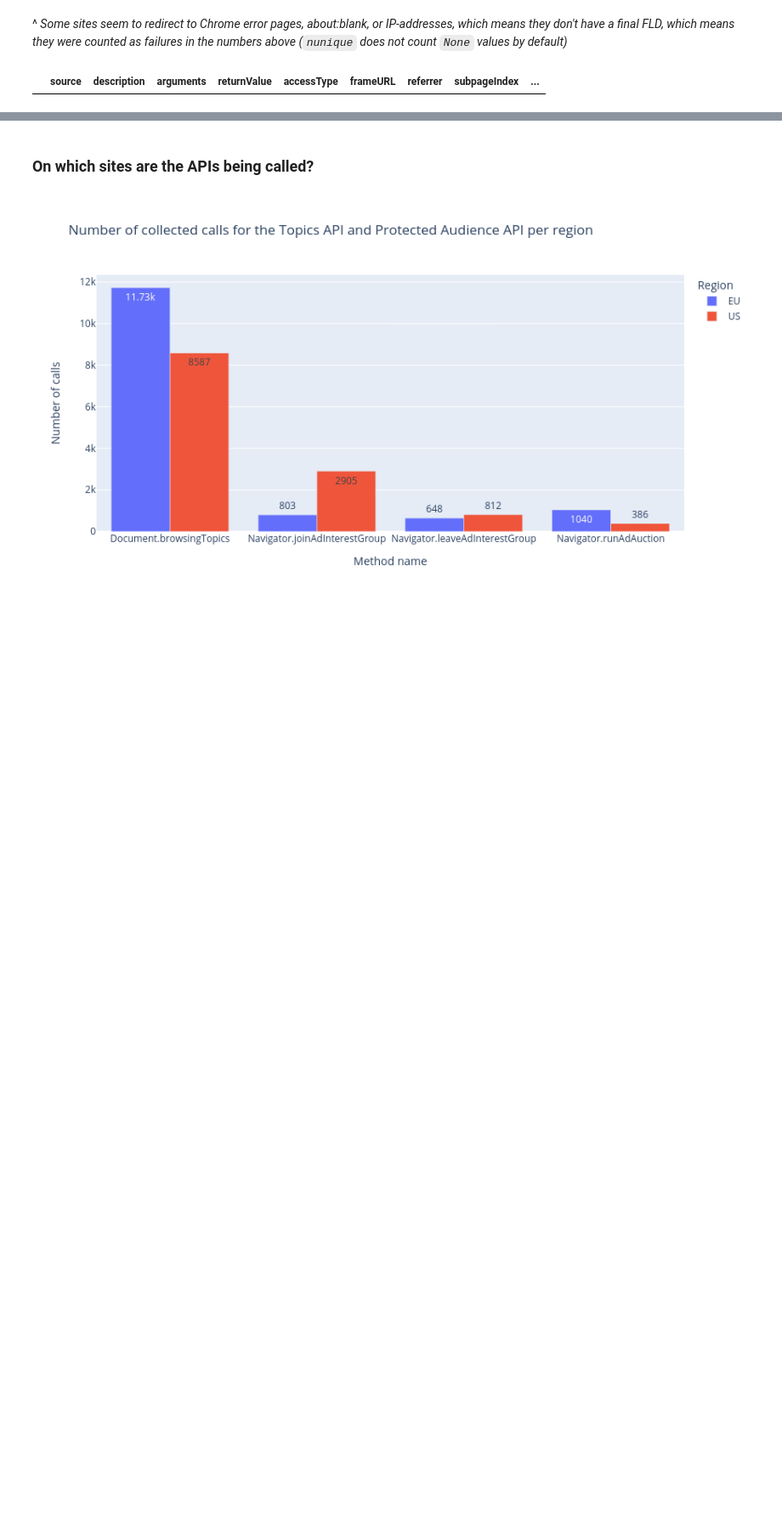
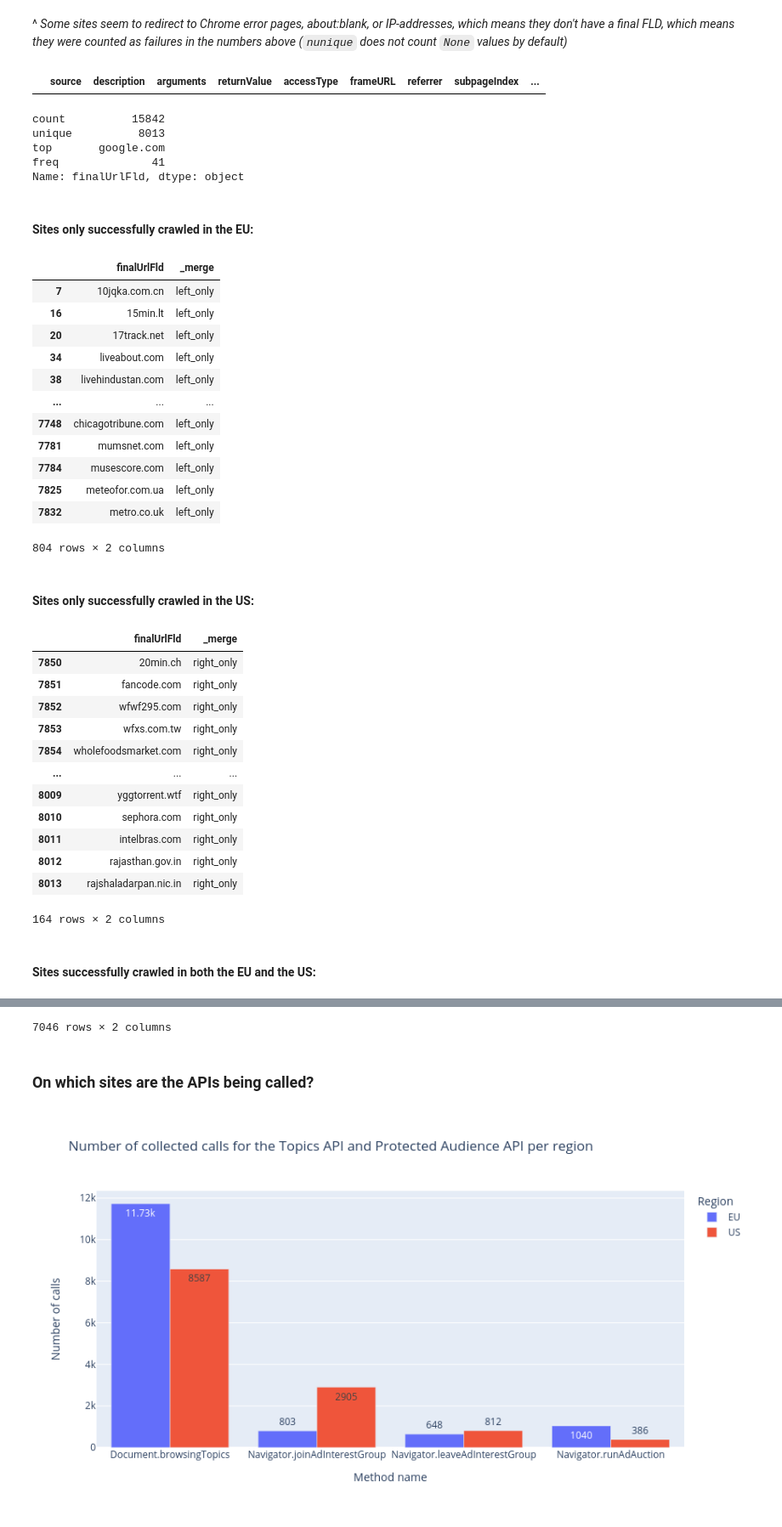
Before and after one commit to MichielP1807/tracker-radar-collector, a Jupyter notebook: post-processing/analysis.ipynb, the cells around one changed output, grey strips where cells are left out. Shown: that part at 85% size. Saved outputs shown, nothing was run; the diff lists cells and outputs as text; code cells hidden in the pictures; blank space fills up the shorter version.

Commit message:
Analyze sites only succesful in one crawl

```diff
--- a/post-processing/analysis.ipynb
+++ b/post-processing/analysis.ipynb
@@ -129,3 +129,54 @@ sites_df[sites_df["finalUrlFld"].isnull()].sort_values(by="initialUrl")
 calls_df[calls_df["finalUrlFld"].isnull()].sort_values(by="initialUrl")
 # %% [output]
 |  | source | description | arguments | returnValue | accessType | frameURL | referrer | subpageIndex | ... |
+# %%
+sites_df["finalUrlFld"].describe()
+# %% [output]
+count          15842
+unique          8013
+top       google.com
+freq              41
+Name: finalUrlFld, dtype: object
+# %%
+eu_sites = sites_df[sites_df["region"] == "EU"].drop_duplicates(subset="finalUrlFld")
+us_sites = sites_df[sites_df["region"] == "US"].drop_duplicates(subset="finalUrlFld")
+merged_sites = eu_sites.merge(us_sites, on="finalUrlFld", how="outer", indicator=True)
+
+printMD("#### Sites only successfully crawled in the EU:")
+display(merged_sites[merged_sites["_merge"] == "left_only"][["finalUrlFld", "_merge"]])
+
+printMD("#### Sites only successfully crawled in the US:")
+display(merged_sites[merged_sites["_merge"] == "right_only"][["finalUrlFld", "_merge"]])
+
+printMD("#### Sites successfully crawled in both the EU and the US:")
+display(merged_sites[merged_sites["_merge"] == "both"][["finalUrlFld", "_merge"]])
+# %% [output]
+#### Sites only successfully crawled in the EU:
+|  | finalUrlFld | _merge |
+| 7 | 10jqka.com.cn | left_only |
+| 16 | 15min.lt | left_only |
+| 20 | 17track.net | left_only |
+| 34 | liveabout.com | left_only |
+| 38 | livehindustan.com | left_only |
+| ... | ... | ... |
+| 7748 | chicagotribune.com | left_only |
+| 7781 | mumsnet.com | left_only |
+| 7784 | musescore.com | left_only |
+| 7825 | meteofor.com.ua | left_only |
+| 7832 | metro.co.uk | left_only |
+804 rows × 2 columns
+#### Sites only successfully crawled in the US:
+|  | finalUrlFld | _merge |
+| 7850 | 20min.ch | right_only |
+| 7851 | fancode.com | right_only |
+| 7852 | wfwf295.com | right_only |
+| 7853 | wfxs.com.tw | right_only |
+| 7854 | wholefoodsmarket.com | right_only |
+| ... | ... | ... |
+| 8009 | yggtorrent.wtf | right_only |
+| 8010 | sephora.com | right_only |
+| 8011 | intelbras.com | right_only |
+| 8012 | rajasthan.gov.in | right_only |
+| 8013 | rajshaladarpan.nic.in | right_only |
+164 rows × 2 columns
+#### Sites successfully crawled in both the EU and the US:
@@ -132,3 +195,4 @@ calls_df[calls_df["finalUrlFld"].isnull()].sort_values(by="initialUrl")
+7046 rows × 2 columns
 # %% [markdown]
 ### On which sites are the APIs being called?
 # %%
```
Also changed, not shown: parts of 1 cell of this notebook.
